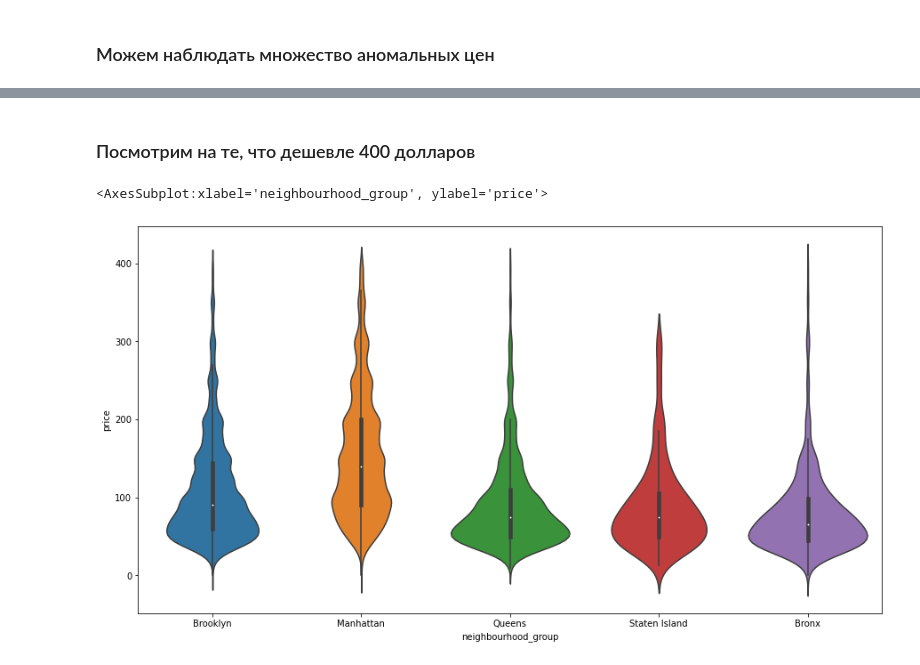
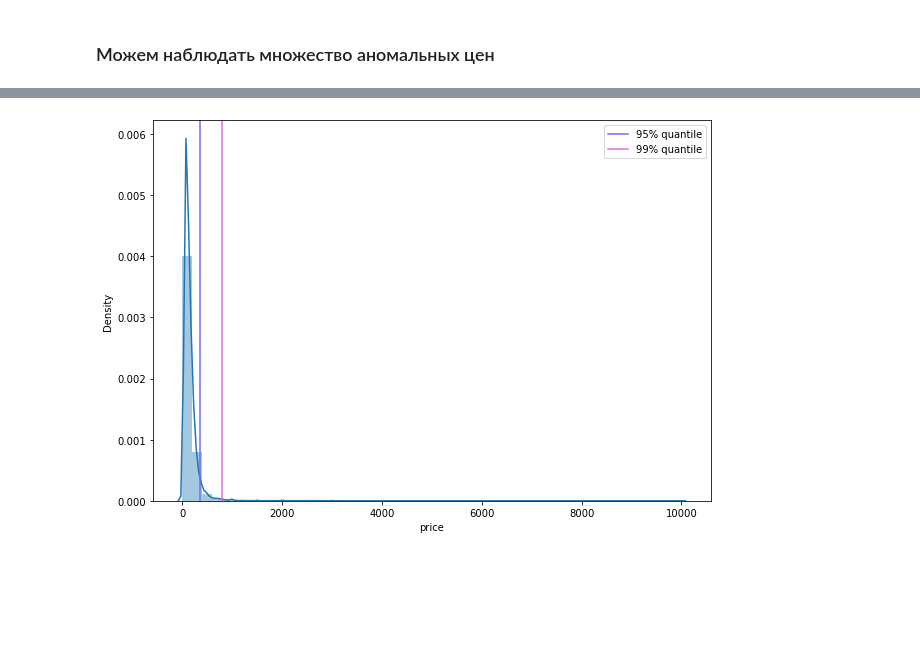
Before and after one commit to grannycola/my_projects, a Jupyter notebook: hw-5/model.ipynb, the cells around one changed output, grey strips where cells are left out. Saved outputs shown, nothing was run; the diff lists cells and outputs as text; code cells hidden in the pictures; blank space fills up the shorter version.

```diff
--- a/hw-5/model.ipynb
+++ b/hw-5/model.ipynb
@@ -59,0 +61,4 @@ memory usage: 4.1+ MB
+# %%
+data['dist_to_manh'] = (abs(data['longitude'] + 73.993) + abs(data['latitude'] - 40.750))
+data['dist_to_brook'] = (abs(data['longitude'] + 73.957) + abs(data['latitude'] - 40.711))
+data = data.drop(['longitude', 'latitude'], axis=1)
@@ -68,13 +69,9 @@ sns.violinplot(data=data, y='price', x='neighbourhood_group', hue='neighbourhood
-# %% [markdown]
-### Посмотрим на те, что дешевле 400 долларов
-# %%
-plt.figure(figsize=(15,8))
-tmp=data[data['price'] < 400]
-sns.violinplot(data=tmp, x='neighbourhood_group', y='price')
-# %% [output]
-<AxesSubplot:xlabel='neighbourhood_group', ylabel='price'>
-[figure, removed]
-# %%
-price_bins=data.price.quantile([0, 0.1, 0.2, 0.3, 0.4, 0.5, 0.6, 0.7, 0.8, 0.9, 1])
-data['PriceGroups'] = pd.cut(data['price'], price_bins, \
-                             labels=[i for i in range(0, 10)], right=True, include_lowest=True)
+# %%
+plt.subplots(figsize=(10,7))
+sns.distplot(data['price'])
+plt.axvline(data.price.quantile(0.95), label='95% quantile', c='mediumslateblue')
+plt.axvline(data.price.quantile(0.99), label='99% quantile', c='orchid')
+plt.legend()
+plt.show()
+# %% [output]
+[figure, added]
```
Also changed, not shown: parts of 34 cells of this notebook, 7 other files.
